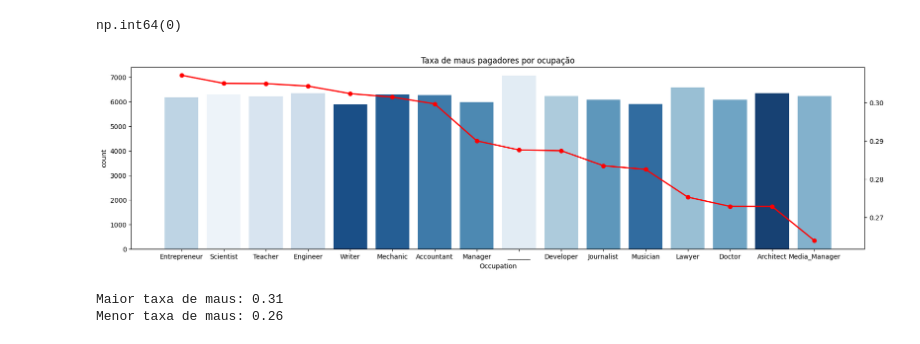
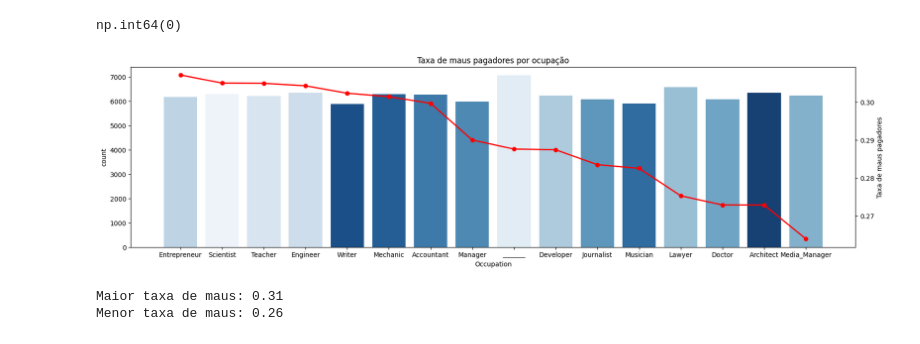
Before and after one commit to deborabmfreitas/credit-score-prediction, a Jupyter notebook: 1.exploratory-data-analysis.ipynb, the cells around one changed output. Cells and saved outputs as stored; diff of their text form; code cells hidden in the pictures.

```diff
--- a/1.exploratory-data-analysis.ipynb
+++ b/1.exploratory-data-analysis.ipynb
@@ -286,22 +309,23 @@ np.int64(0)
 # %%
 # Taxa de maus por ocupação
 
 tx_maus_ocupacao = train.groupby(['Occupation'])['target'].mean().sort_values(ascending=False)
 
 # Gráfico
 
 fig, ax1 = plt.subplots(figsize=(20, 5))
 
 # Gráfico de barras para contagem de pessoas
 sns.countplot(data=train, x='Occupation', ax=ax1, palette='Blues', hue='Occupation', order=tx_maus_ocupacao.index)
 
 # Configurando o segundo eixo y
 ax2 = ax1.twinx()
 ax2.plot(tx_maus_ocupacao.index, tx_maus_ocupacao.values, color='r', marker='o', linestyle='-', linewidth=2)
 plt.title('Taxa de maus pagadores por ocupação')
+plt.ylabel('Taxa de maus pagadores')
 plt.show()
 # %% [output]
-[figure, old version]
+[figure, new version]
 # %%
 print(f'Maior taxa de maus: {np.round(tx_maus_ocupacao,2).max()}')
 print(f'Menor taxa de maus: {np.round(tx_maus_ocupacao,2).min()}')
```
Also changed, not shown: parts of 8 cells of this notebook.
